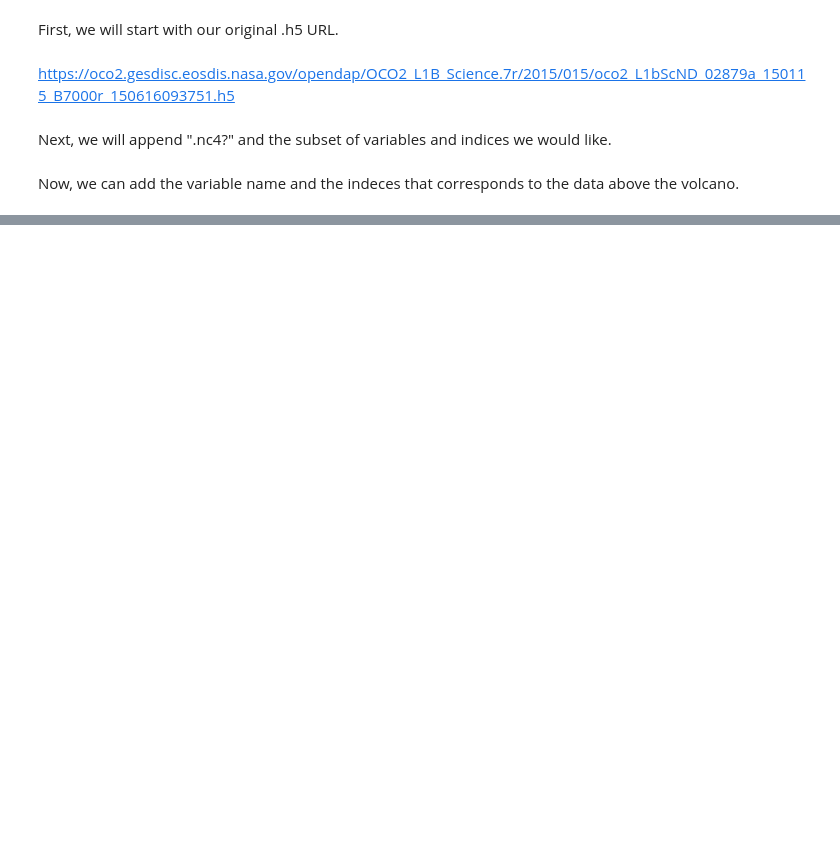
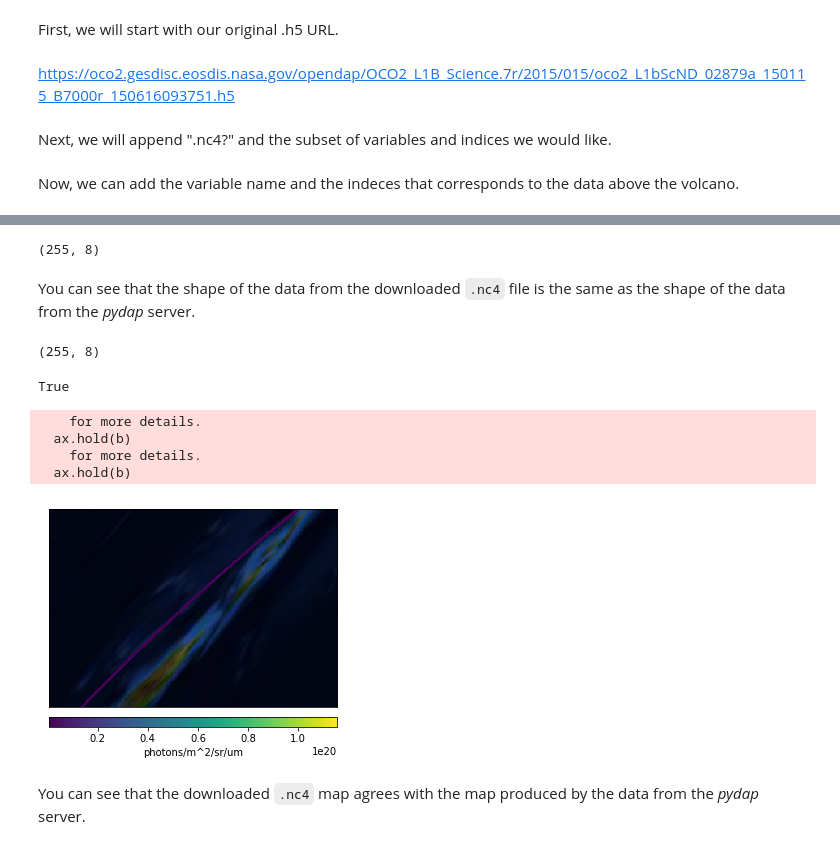
Before and after one commit to karthenjamin/data_recipes, a Jupyter notebook: container/notebooks/SUBSET_TUTORIAL/SUBSET_TUTORIAL.ipynb, the cells around one changed output, grey strips where cells are left out. Saved outputs shown, nothing was run; the diff lists cells and outputs as text; code cells hidden in the pictures; blank space fills up the shorter version.

```diff
--- a/container/notebooks/SUBSET_TUTORIAL/SUBSET_TUTORIAL.ipynb
+++ b/container/notebooks/SUBSET_TUTORIAL/SUBSET_TUTORIAL.ipynb
@@ -299,0 +359,2 @@ If you click on the above URL, a .nc4 file will download directly to your machin
+# %%
+data = netCDF4.Dataset("subset.nc4")
@@ -299,0 +368,4 @@ If you click on the above URL, a .nc4 file will download directly to your machin
+# %%
+lat_nc4 = data["_SoundingGeometry_sounding_latitude"][:]
+lon_nc4 = data["_SoundingGeometry_sounding_longitude"][:]
+rad_nc4 = data["_SoundingMeasurements_radiance_weak_co2"][:]
@@ -299,0 +376,35 @@ If you click on the above URL, a .nc4 file will download directly to your machin
+# %%
+lon_nc4.shape
+# %% [output]
+(255, 8)
+# %% [markdown]
+You can see that the shape of the data from the downloaded `.nc4` file is the same as the shape of the data from the *pydap* server.
+# %%
+latitude_subset.shape
+# %% [output]
+(255, 8)
+# %%
+rad_nc4.shape == radiance_weak_CO2_subset.shape
+# %% [output]
+True
+# %%
+lats_min = lat_nc4.min()
+lats_max = lat_nc4.max()
+lons_min = lon_nc4.min()
+lons_max = lon_nc4.max()
+# %%
+m = Basemap(llcrnrlon=lons_min, llcrnrlat=lats_min, urcrnrlon=lons_max, urcrnrlat=lats_max, resolution='l', projection='aeqd', lon_0=0, lat_0=0)
+
+
+m.bluemarble()
+pc = m.pcolor(lon_nc4, lat_nc4, rad_nc4[:,:,0], latlon=True)
+cbar = m.colorbar(pc, location="bottom", pad="5%")
+cbar.set_label("photons/m^2/sr/um")
+# %% [output]
+    for more details.
+  ax.hold(b)
+    for more details.
+  ax.hold(b)
+[figure, added]
+# %% [markdown]
+You can see that the downloaded `.nc4` map agrees with the map produced by the data from the *pydap* server.
```
Also changed, not shown: parts of 59 cells of this notebook.
